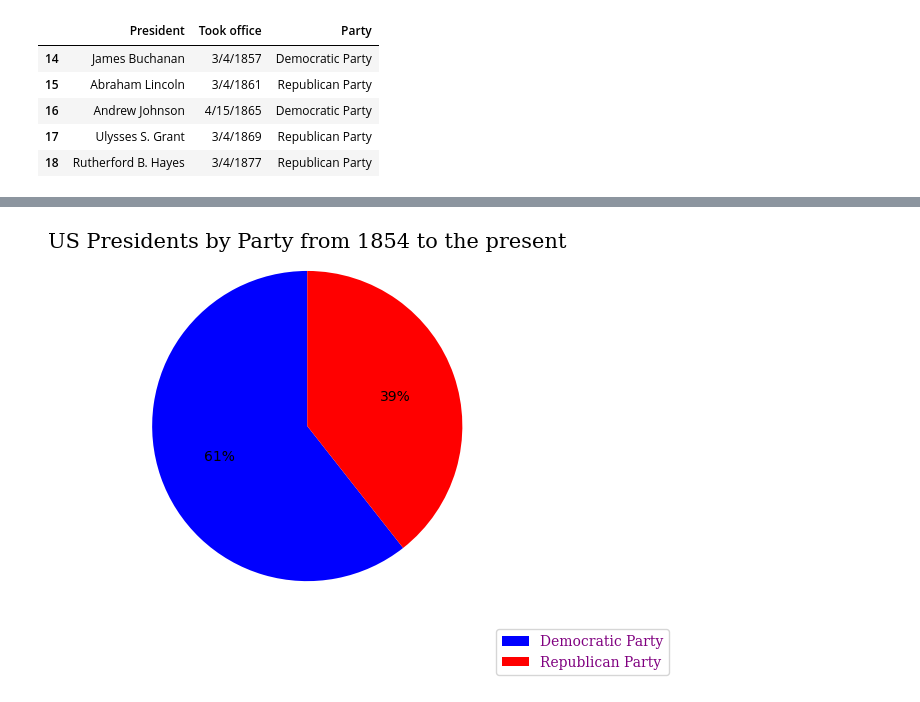
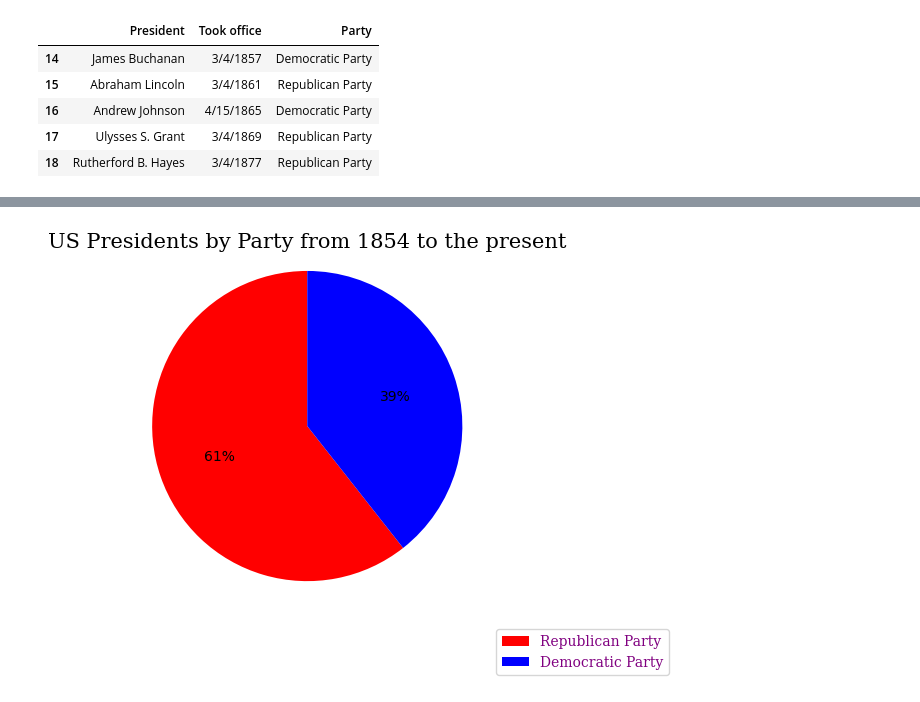
Before and after one commit to enocksegawa/Data-Visualisation, a Jupyter notebook: US_presidents_(GitHub).ipynb, the cells around one changed output, grey strips where cells are left out. Saved outputs shown, nothing was run; the diff lists cells and outputs as text; code cells hidden in the pictures.

```diff
--- a/US_presidents_(GitHub).ipynb
+++ b/US_presidents_(GitHub).ipynb
@@ -430,8 +476,8 @@ plt.tight_layout()
 # %%
-plt.pie(us_presidents['Party'][republican_timeline].value_counts(), autopct='%1.0f%%', startangle=90, colors=['blue','red'])
+plt.pie(us_presidents['Party'][republican_timeline].value_counts(), autopct='%1.0f%%', startangle=90, colors=['red', 'blue'])
 plt.axis('equal')
-plt.legend(us_presidents['Party'][republican_timeline].unique(), loc='lower right', bbox_to_anchor=(1.5,-0.25), prop=font1_no_color, labelcolor='purple')
+plt.legend(['Republican Party', 'Democratic Party'] , loc='lower right', bbox_to_anchor=(1.5,-0.25), prop=font1_no_color, labelcolor='purple')
 plt.title('US Presidents by Party from 1854 to the present', fontdict=font1)
 plt.tight_layout()
 # %% [output]
-[figure, old version]
+[figure, new version]
```
Also changed, not shown: parts of 8 cells of this notebook.
